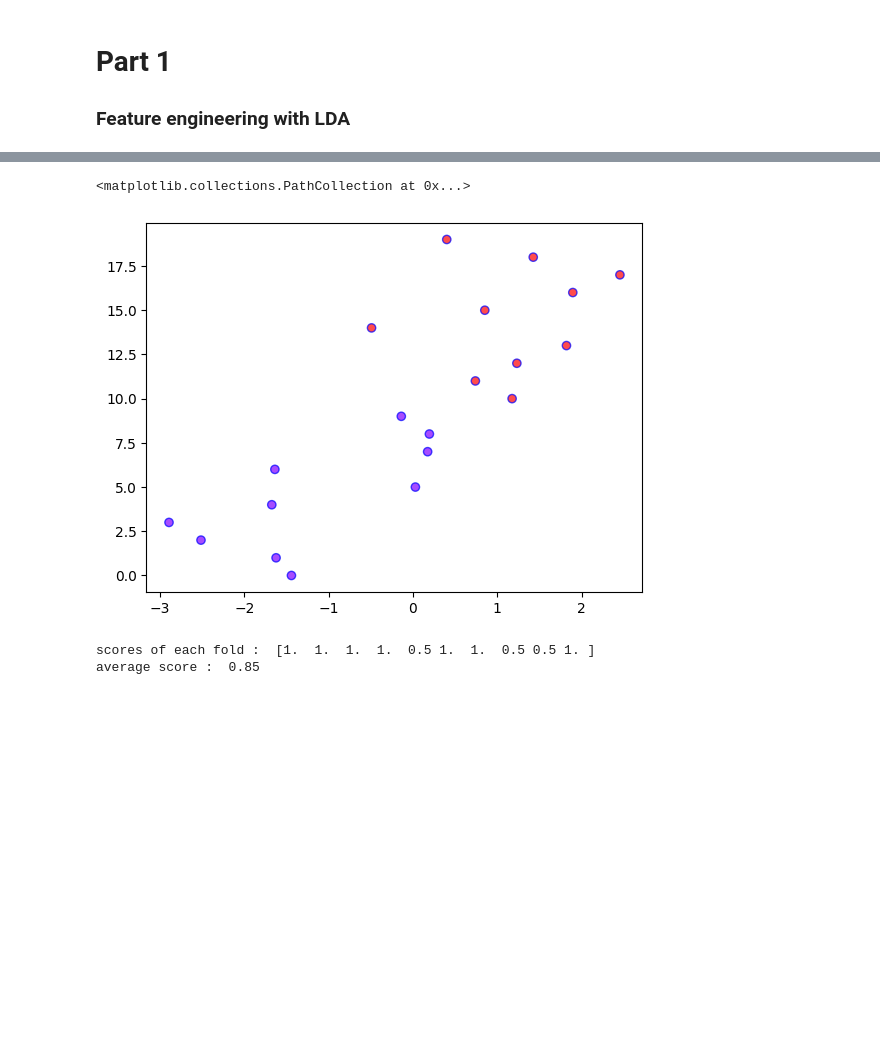
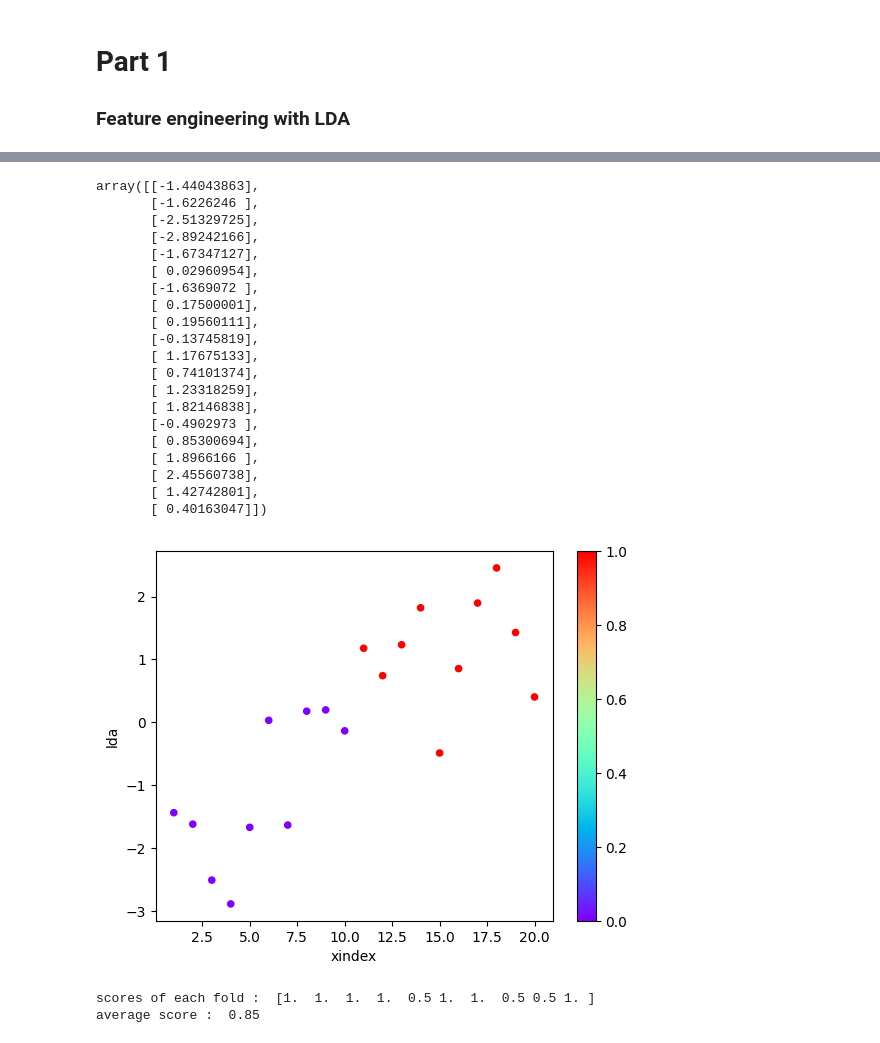
Before and after one commit to krishnakumar1612/music_genre_classification, a Jupyter notebook: notebook/music_genre_classification.ipynb, the cells around one changed output, grey strips where cells are left out. Saved outputs shown, nothing was run; the diff lists cells and outputs as text; code cells hidden in the pictures; blank space fills up the shorter version.

```diff
--- a/notebook/music_genre_classification.ipynb
+++ b/notebook/music_genre_classification.ipynb
@@ -159,18 +178,36 @@ x = sclda.fit_transform(X)
 # apply Linear Discriminant Analysis to get 1 most important fetaure.
 lda = LinearDiscriminantAnalysis(n_components=1)
 x = lda.fit_transform(x, Y)
-
-
-# plot the scatterplot
-plt.scatter(
-    x[:,0],np.arange(len(x)),
-    c=Y,cmap='rainbow',
-    alpha=0.7,
-    edgecolors='b'
-)
+x
 # %% [output]
-<matplotlib.collections.PathCollection at 0x...>
+array([[-1.44043863],
+       [-1.6226246 ],
+       [-2.51329725],
+       [-2.89242166],
+       [-1.67347127],
+       [ 0.02960954],
+       [-1.6369072 ],
+       [ 0.17500001],
+       [ 0.19560111],
+       [-0.13745819],
+       [ 1.17675133],
+       [ 0.74101374],
+       [ 1.23318259],
+       [ 1.82146838],
+       [-0.4902973 ],
+       [ 0.85300694],
+       [ 1.8966166 ],
+       [ 2.45560738],
+       [ 1.42742801],
+       [ 0.40163047]])
-[figure, removed]
+# %%
+ldadf = pd.DataFrame(x, columns = ['lda'])
+ldadf['Y'] = Y
+ldadf['xindex'] = range(1, 21)
+ldadf.plot(kind = 'scatter', x='xindex', y='lda', c=Y, cmap='rainbow')
+plt.show()
+# %% [output]
+[figure, added]
 # %%
 # from above lot it looks like data is linearly saperable.
 # %%
```
Also changed, not shown: parts of 42 cells of this notebook.
